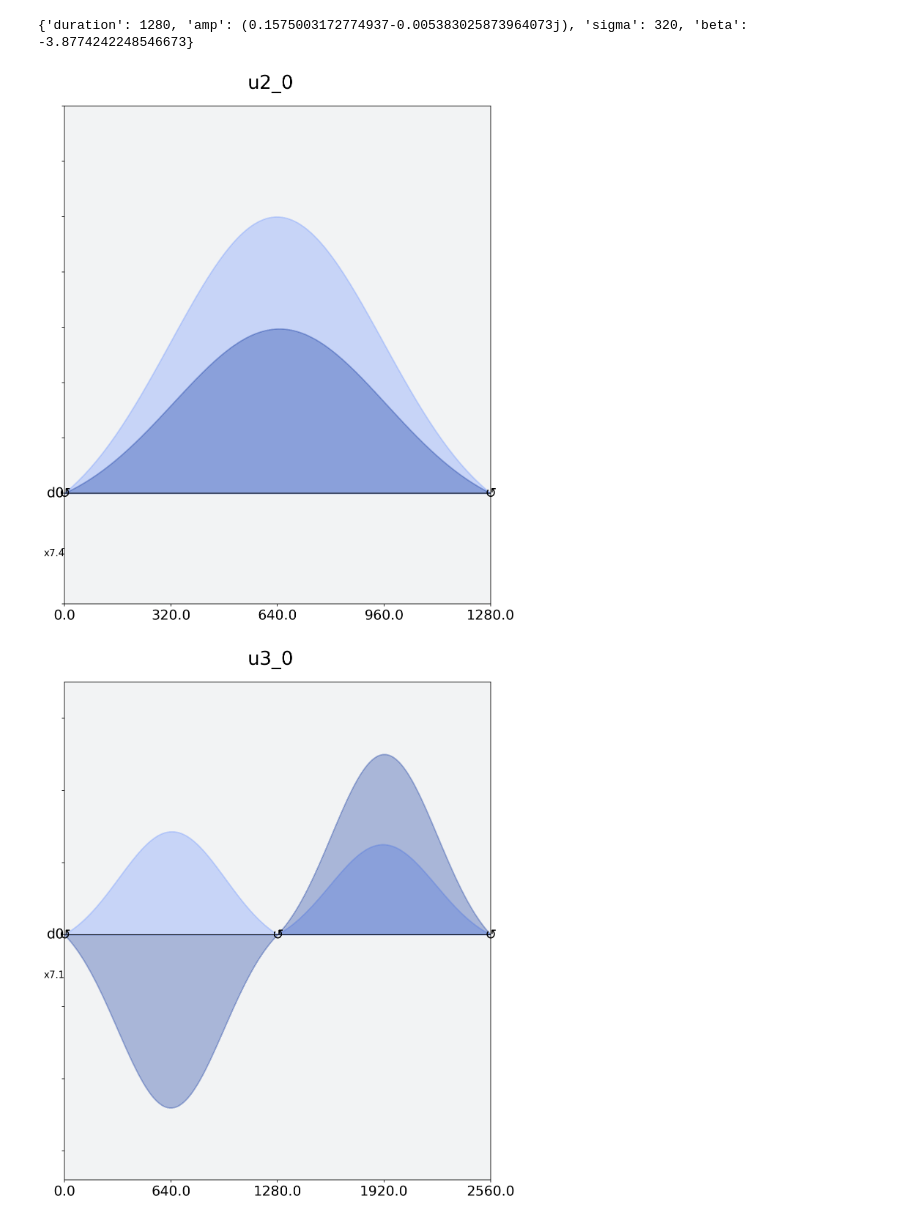
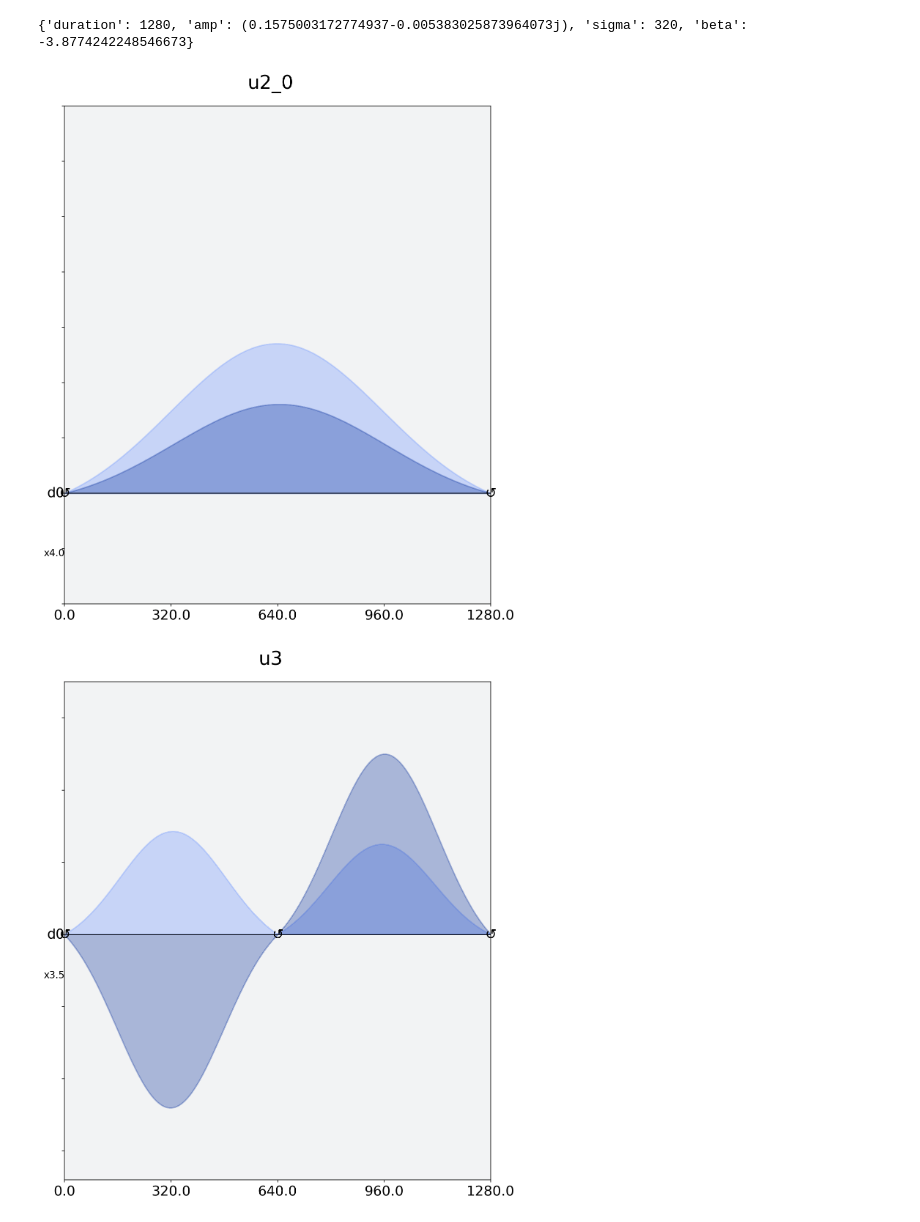
Before and after one commit to itsuka021/18-Generation_of_stretched_single_qubit_gates_for_Richardson_error_extrapolation, a Jupyter notebook: modify_backend.ipynb, the cells around one changed output. Drawn from its saved outputs; the diff is of its cells as text; code cells hidden in the pictures.

```diff
--- a/modify_backend.ipynb
+++ b/modify_backend.ipynb
@@ -60,10 +60,10 @@ qubit = [0]
 update_u_gates([mod_params], None, qubit, inst_map, [pulse.DriveChannel(qubit[0])])
 # %%
 # check the new inst_map is correct
-inst_map.get('u2', 0, P0=1, P1=1).draw()
+inst_map.get('u2', 0, P0=1, P1=1).draw(filename='u2_gate_c2.jpg', plot_range=[0, 1280], scale=4)
 # %% [output]
-[figure, old version]
+[figure, new version]
 # %%
-inst_map.get('u3', 0, P0=1, P1=1, P2=1).draw()
+inst_map.get('u3', 0, P0=1, P1=1, P2=1).draw(filename='u3_gate.jpg')
 # %% [output]
-[figure, old version]
+[figure, new version]
```
Also changed, not shown: 1 other file.
